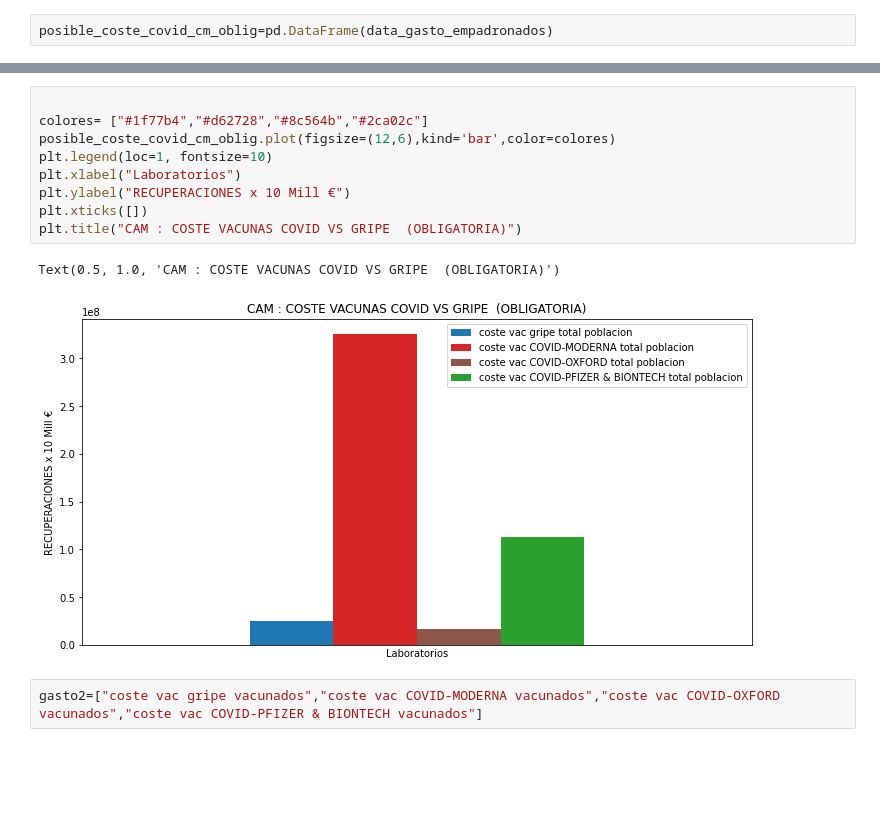
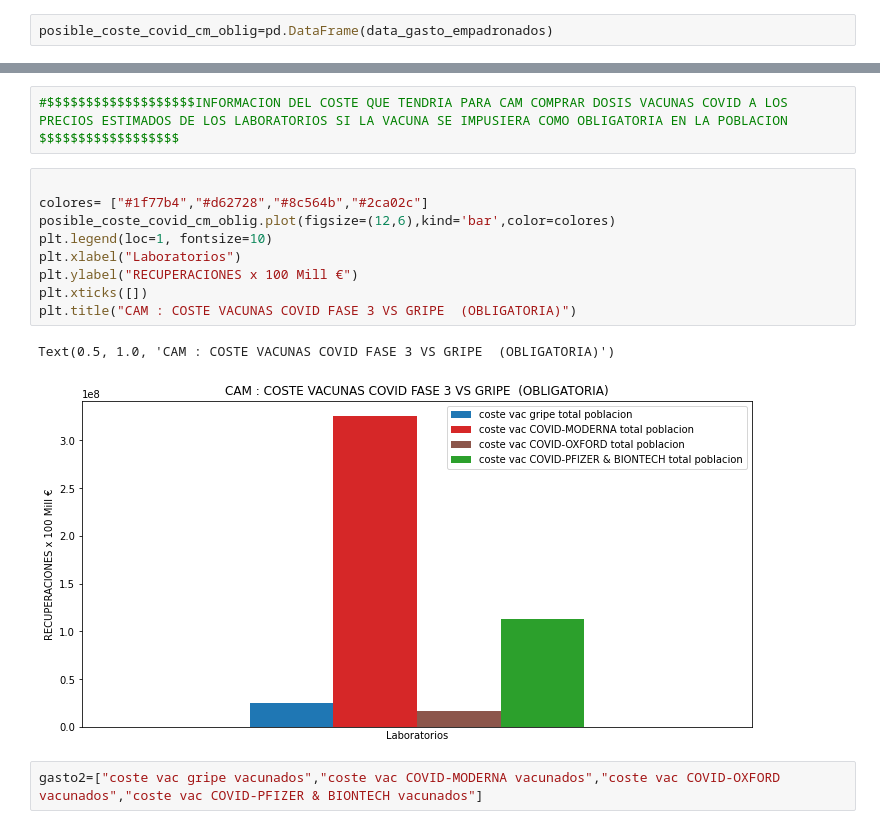
Before and after one commit to JMGONB/DS_0620, a Jupyter notebook: mi_proyecto_agosto/src/utils/vacunas.ipynb, the cells around one changed output, grey strips where cells are left out. Cells and saved outputs as stored; diff of their text form; blank space fills up the shorter version.

```diff
--- a/mi_proyecto_agosto/src/utils/vacunas.ipynb
+++ b/mi_proyecto_agosto/src/utils/vacunas.ipynb
@@ -1173,18 +1177,20 @@ posible_coste_covid_cm_oblig.rename(index={0:'CAM'})
 # %% [output]
 |  | coste vac gripe total poblacion | coste vac COVID-MODERNA total pob... | coste vac COVID-OXFORD total pobl... | coste vac COVID-PFIZER & BIONTECH... |
 | CAM | 24532083.68 | 325359200.0 | 16267960.0 | 112509211.0 |
+# %%
+#$$$$$$$$$$$$$$$$$$$INFORMACION DEL COSTE QUE TENDRIA PARA CAM COMPRAR DOSIS VACUNAS COVID A LOS PRECIOS ESTIMADOS DE LOS LABORATORIOS SI LA VACUNA SE IMPUSIERA COMO OBLIGATORIA EN LA POBLACION $$$$$$$$$$$$$$$$$$
 # %%
 
 colores= ["#1f77b4","#d62728","#8c564b","#2ca02c"]
 posible_coste_covid_cm_oblig.plot(figsize=(12,6),kind='bar',color=colores)
 plt.legend(loc=1, fontsize=10)
 plt.xlabel("Laboratorios")
-plt.ylabel("RECUPERACIONES x 10 Mill €")
+plt.ylabel("RECUPERACIONES x 100 Mill €")
 plt.xticks([])
-plt.title("CAM : COSTE VACUNAS COVID VS GRIPE  (OBLIGATORIA)")
+plt.title("CAM : COSTE VACUNAS COVID FASE 3 VS GRIPE  (OBLIGATORIA)")
 # %% [output]
-Text(0.5, 1.0, 'CAM : COSTE VACUNAS COVID VS GRIPE  (OBLIGATORIA)')
+Text(0.5, 1.0, 'CAM : COSTE VACUNAS COVID FASE 3 VS GRIPE  (OBLIGATORIA)')
-[figure, old version]
+[figure, new version]
 # %%
 gasto2=["coste vac gripe vacunados","coste vac COVID-MODERNA vacunados","coste vac COVID-OXFORD vacunados","coste vac COVID-PFIZER & BIONTECH vacunados"]
 # %%
```
Also changed, not shown: parts of 5 cells of this notebook, 11 other files.
